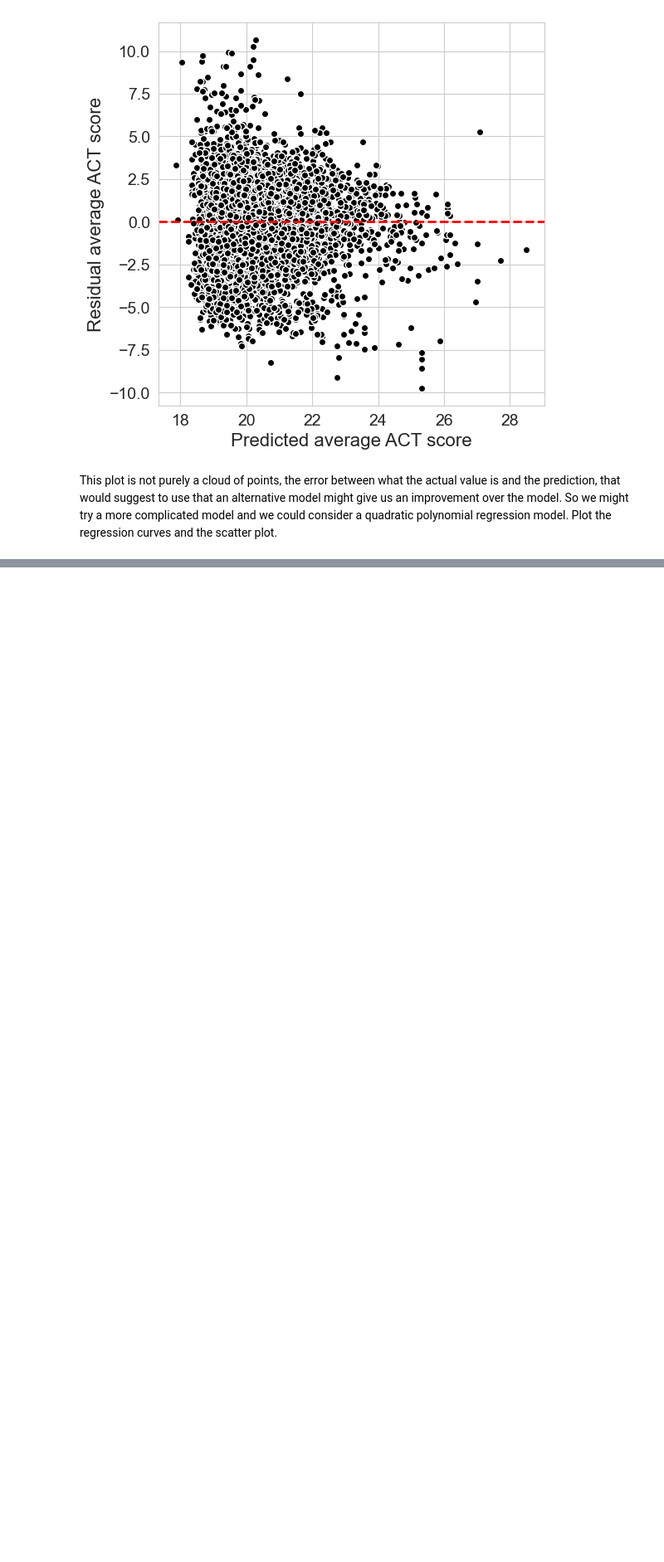
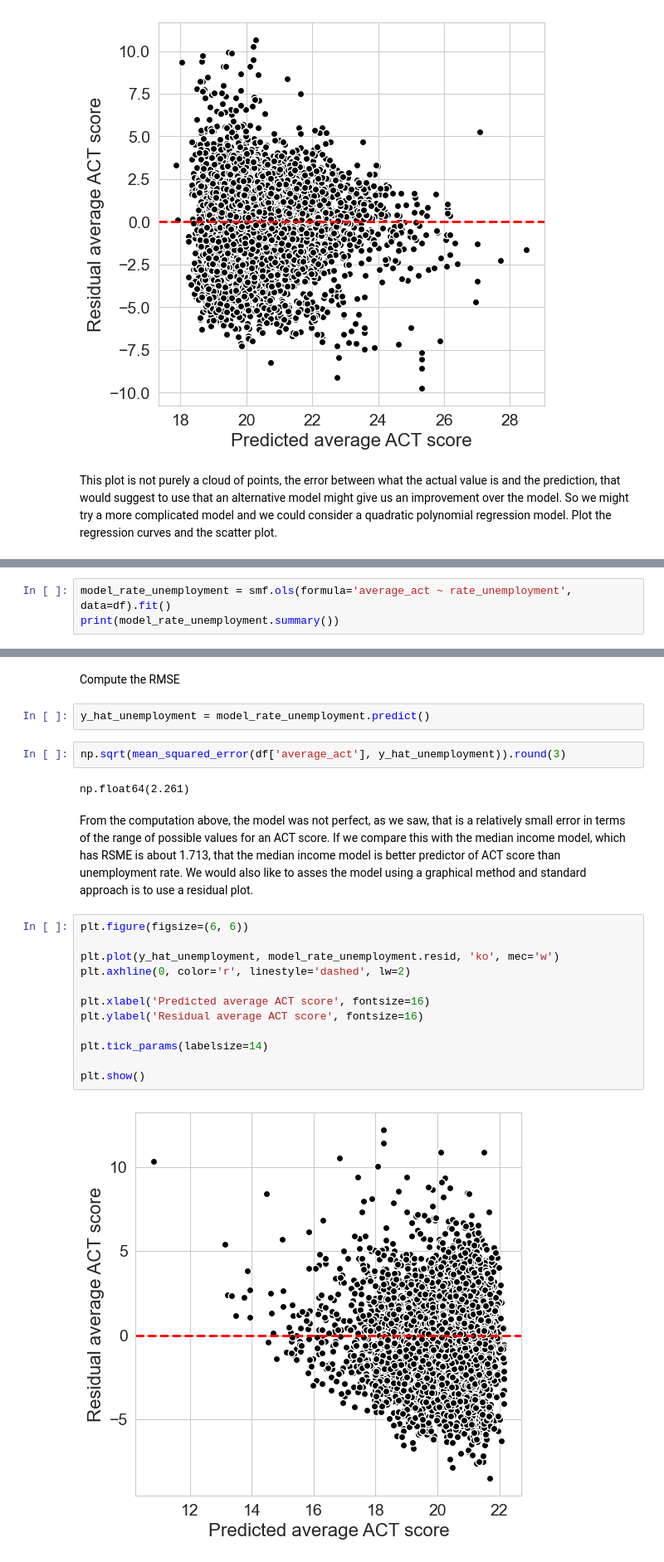
Before and after one commit to TheCong07/data-5100-foundations-of-data-science, a Jupyter notebook: education/code/Education.ipynb, the cells around one changed output, grey strips where cells are left out. Shown at 83% size. Drawn from its saved outputs; the diff is of its cells as text; blank space fills up the shorter version.

```diff
--- a/education/code/Education.ipynb
+++ b/education/code/Education.ipynb
@@ -663,0 +772,3 @@ plt.figure(figsize=(6, 6))
+# %%
+model_rate_unemployment = smf.ols(formula='average_act ~ rate_unemployment', data=df).fit()
+print(model_rate_unemployment.summary())
@@ -663,0 +795,24 @@ plt.figure(figsize=(6, 6))
+# %% [markdown]
+Compute the RMSE
+# %%
+y_hat_unemployment = model_rate_unemployment.predict()
+# %%
+np.sqrt(mean_squared_error(df['average_act'], y_hat_unemployment)).round(3)
+# %% [output]
+np.float64(2.261)
+# %% [markdown]
+From the computation above, the model was not perfect, as we saw, that is a relatively small error in terms of the range of possible values for an ACT score. If we compare this with the median income model, which has RSME is about 1.713, that the median income model is better predictor of ACT score than unemployment rate. We would also like to asses the model using a graphical method and standard approach is to use a residual plot.
+# %%
+plt.figure(figsize=(6, 6))
+
+plt.plot(y_hat_unemployment, model_rate_unemployment.resid, 'ko', mec='w')
+plt.axhline(0, color='r', linestyle='dashed', lw=2)
+
+plt.xlabel('Predicted average ACT score', fontsize=16)
+plt.ylabel('Residual average ACT score', fontsize=16)
+
+plt.tick_params(labelsize=14)
+
+plt.show()
+# %% [output]
+[figure, added]
```
Also changed, not shown: parts of 74 cells of this notebook, 1 other file.
